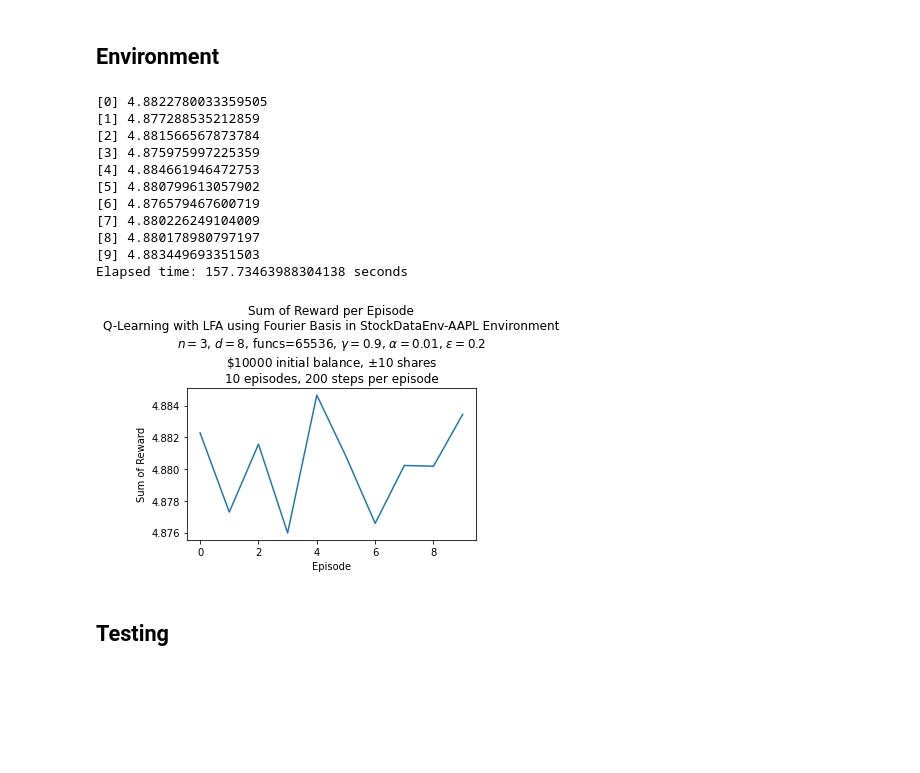
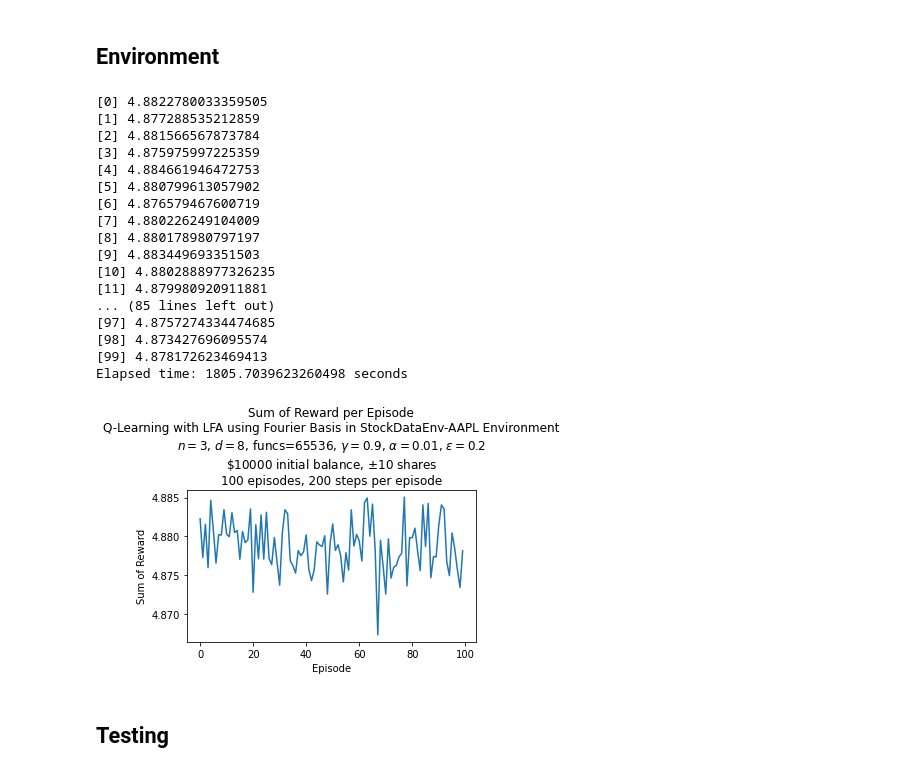
Before and after one commit to zanderman/smart-stock-rl, a Jupyter notebook: jupyter/experiments_qsfm.ipynb, the cells around one changed output. Drawn from its saved outputs; the diff is of its cells as text; code cells hidden in the pictures; blank space fills up the shorter version.

```diff
--- a/jupyter/experiments_qsfm.ipynb
+++ b/jupyter/experiments_qsfm.ipynb
@@ -226,7 +226,7 @@ lfa = ss.mapping.fourier.FourierStateFeatureMapping(obs_low, obs_high, order)
 # Create Q-learning algorithm agent with LFA.
 agent = ss.algorithms.qlearning.qsfm.QSFM(env, lfa, gamma, alpha, epsilon)
 # %%
-max_episodes = 10 # 1000 # Upper-limit on number of possible episodes.
+max_episodes = 100 # Upper-limit on number of possible episodes.
 max_steps = 200
 render = False
 render_mode = 'csv'
@@ -234,35 +234,41 @@ render_mode = 'csv'
 # Train the agent
 with timecontextprint():
     rewards, found_soln = train_QSFM(
         agent,
         env,
         max_episodes,
         max_steps,
         render,
         render_mode,
     )
 
 # Plot the rewards.
 plt.figure()
 plt.plot(rewards)
 plt.title(f"Sum of Reward per Episode\nQ-Learning with LFA using Fourier Basis in {env.name} Environment\n$n={order}$, $d={obs_low.size}$, funcs={lfa.coeffs.shape[0]}, $\gamma={gamma}$, $\\alpha={alpha}$, $\epsilon={epsilon}$\n\${env.start_balance} initial balance, $\pm${env.max_shares} shares\n{max_episodes} episodes, {'No max' if max_steps is None else max_steps} steps per episode")
 plt.xlabel('Episode')
 plt.ylabel('Sum of Reward')
 plt.tight_layout()
 plt.show()
 # %% [output]
 [0] 4.8822780033359505
 [1] 4.877288535212859
 [2] 4.881566567873784
 [3] 4.875975997225359
 [4] 4.884661946472753
 [5] 4.880799613057902
 [6] 4.876579467600719
 [7] 4.880226249104009
 [8] 4.880178980797197
 [9] 4.883449693351503
-Elapsed time: 157.73463988304138 seconds
+[10] 4.8802888977326235
+[11] 4.879980920911881
+... (85 lines left out)
+[97] 4.8757274334474685
+[98] 4.873427696095574
+[99] 4.878172623469413
+Elapsed time: 1805.7039623260498 seconds
-[figure, old version]
+[figure, new version]
 # %% [markdown]
 ## Testing
 # %%
```
Also changed, not shown: parts of 3 cells of this notebook, 1 other file.
